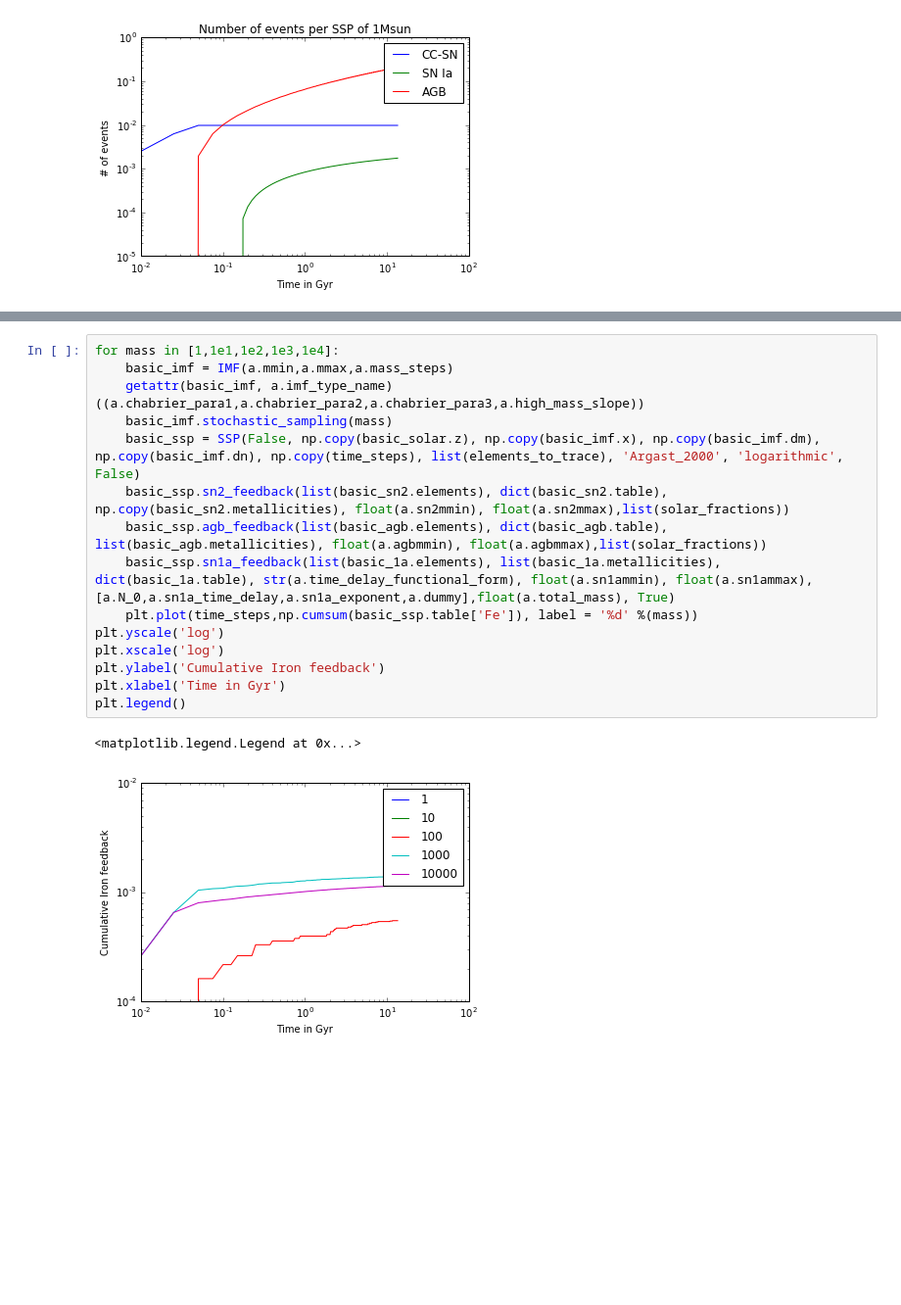
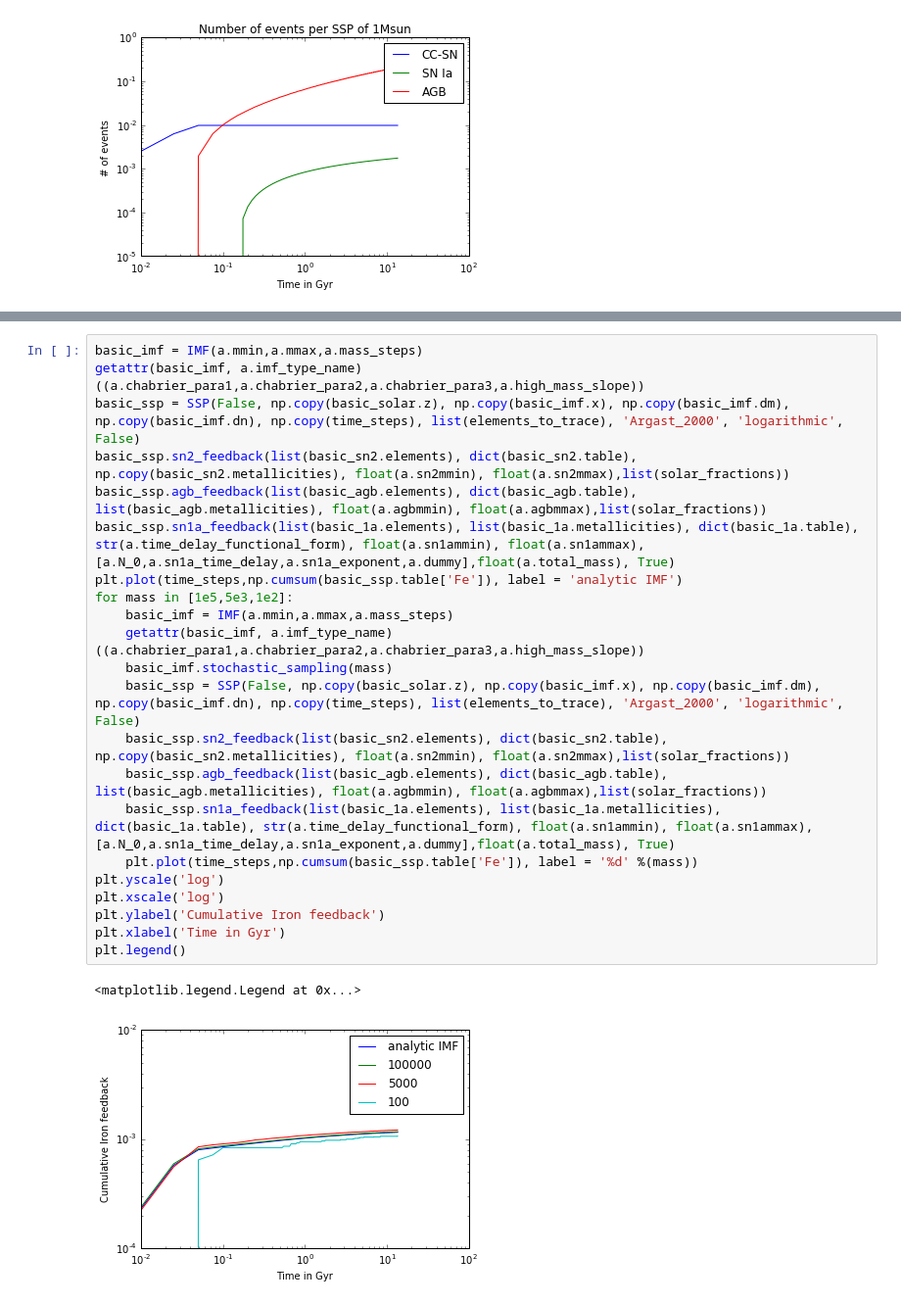
Before and after one commit to jan-rybizki/Chempy, a Jupyter notebook: tutorials/4-Simple_stellar_population.ipynb, the cells around one changed output, grey strips where cells are left out. Shown at 98% size. Drawn from its saved outputs; the diff is of its cells as text; blank space fills up the shorter version.

```diff
--- a/tutorials/4-Simple_stellar_population.ipynb
+++ b/tutorials/4-Simple_stellar_population.ipynb
@@ -158,18 +263,25 @@ print basic_ssp.sn2_table['O'][:3],basic_ssp_net.sn2_table['O'][:3]
 # %%
-for mass in [1,1e1,1e2,1e3,1e4]:
+basic_imf = IMF(a.mmin,a.mmax,a.mass_steps)
+getattr(basic_imf, a.imf_type_name)((a.chabrier_para1,a.chabrier_para2,a.chabrier_para3,a.high_mass_slope))
+basic_ssp = SSP(False, np.copy(basic_solar.z), np.copy(basic_imf.x), np.copy(basic_imf.dm), np.copy(basic_imf.dn), np.copy(time_steps), list(elements_to_trace), 'Argast_2000', 'logarithmic', False)
+basic_ssp.sn2_feedback(list(basic_sn2.elements), dict(basic_sn2.table), np.copy(basic_sn2.metallicities), float(a.sn2mmin), float(a.sn2mmax),list(solar_fractions))
+basic_ssp.agb_feedback(list(basic_agb.elements), dict(basic_agb.table), list(basic_agb.metallicities), float(a.agbmmin), float(a.agbmmax),list(solar_fractions))
+basic_ssp.sn1a_feedback(list(basic_1a.elements), list(basic_1a.metallicities), dict(basic_1a.table), str(a.time_delay_functional_form), float(a.sn1ammin), float(a.sn1ammax), [a.N_0,a.sn1a_time_delay,a.sn1a_exponent,a.dummy],float(a.total_mass), True)
+plt.plot(time_steps,np.cumsum(basic_ssp.table['Fe']), label = 'analytic IMF')
+for mass in [1e5,5e3,1e2]:
     basic_imf = IMF(a.mmin,a.mmax,a.mass_steps)
     getattr(basic_imf, a.imf_type_name)((a.chabrier_para1,a.chabrier_para2,a.chabrier_para3,a.high_mass_slope))
     basic_imf.stochastic_sampling(mass)
     basic_ssp = SSP(False, np.copy(basic_solar.z), np.copy(basic_imf.x), np.copy(basic_imf.dm), np.copy(basic_imf.dn), np.copy(time_steps), list(elements_to_trace), 'Argast_2000', 'logarithmic', False)
     basic_ssp.sn2_feedback(list(basic_sn2.elements), dict(basic_sn2.table), np.copy(basic_sn2.metallicities), float(a.sn2mmin), float(a.sn2mmax),list(solar_fractions))
     basic_ssp.agb_feedback(list(basic_agb.elements), dict(basic_agb.table), list(basic_agb.metallicities), float(a.agbmmin), float(a.agbmmax),list(solar_fractions))
     basic_ssp.sn1a_feedback(list(basic_1a.elements), list(basic_1a.metallicities), dict(basic_1a.table), str(a.time_delay_functional_form), float(a.sn1ammin), float(a.sn1ammax), [a.N_0,a.sn1a_time_delay,a.sn1a_exponent,a.dummy],float(a.total_mass), True)
     plt.plot(time_steps,np.cumsum(basic_ssp.table['Fe']), label = '%d' %(mass))
 plt.yscale('log')
 plt.xscale('log')
 plt.ylabel('Cumulative Iron feedback')
 plt.xlabel('Time in Gyr')
 plt.legend()
 # %% [output]
 <matplotlib.legend.Legend at 0x...>
-[figure, old version]
+[figure, new version]
```
Also changed, not shown: parts of 22 cells of this notebook, 2 other files.
